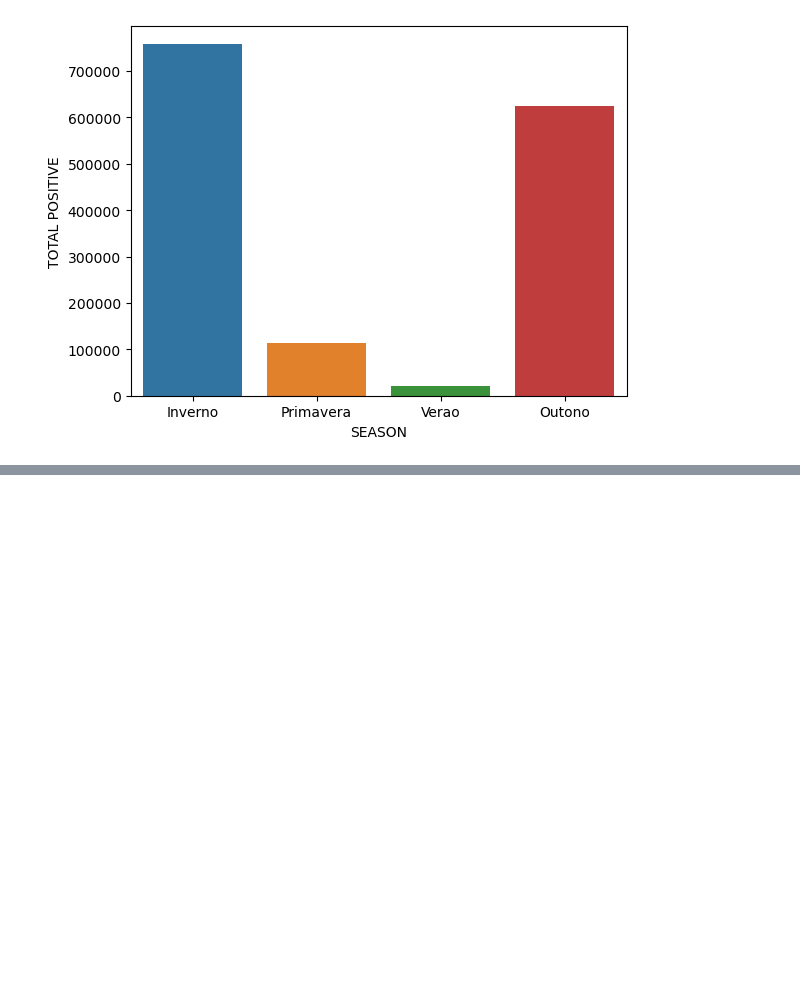
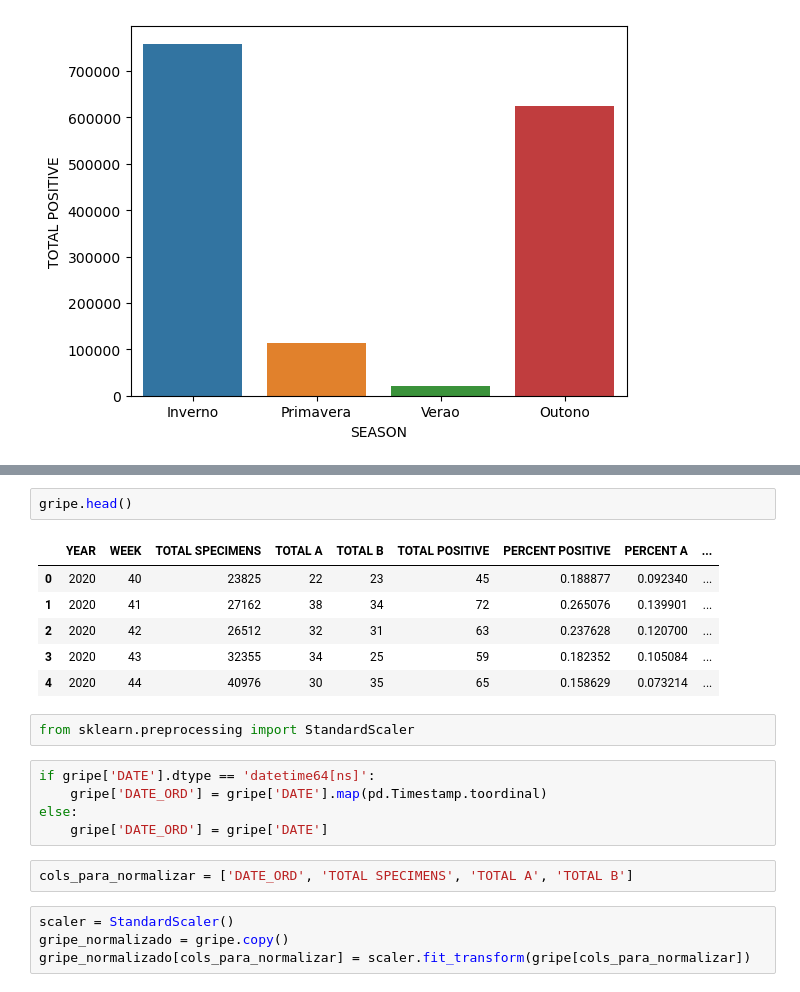
Before and after one commit to Lobat0/FluView-Analysis, a Jupyter notebook: Dados/Analise.ipynb, the cells around one changed output, grey strips where cells are left out. Cells and saved outputs as stored; diff of their text form; blank space fills up the shorter version.

```diff
--- a/Dados/Analise.ipynb
+++ b/Dados/Analise.ipynb
@@ -295,0 +294,22 @@ sns.barplot(data=gripe, x='SEASON', y='TOTAL POSITIVE', estimator=sum, errorbar=
+# %%
+gripe.head()
+# %% [output]
+|  | YEAR | WEEK | TOTAL SPECIMENS | TOTAL A | TOTAL B | TOTAL POSITIVE | PERCENT POSITIVE | PERCENT A | ... |
+| 0 | 2020 | 40 | 23825 | 22 | 23 | 45 | 0.188877 | 0.092340 | ... |
+| 1 | 2020 | 41 | 27162 | 38 | 34 | 72 | 0.265076 | 0.139901 | ... |
+| 2 | 2020 | 42 | 26512 | 32 | 31 | 63 | 0.237628 | 0.120700 | ... |
+| 3 | 2020 | 43 | 32355 | 34 | 25 | 59 | 0.182352 | 0.105084 | ... |
+| 4 | 2020 | 44 | 40976 | 30 | 35 | 65 | 0.158629 | 0.073214 | ... |
+# %%
+from sklearn.preprocessing import StandardScaler
+# %%
+if gripe['DATE'].dtype == 'datetime64[ns]':
+    gripe['DATE_ORD'] = gripe['DATE'].map(pd.Timestamp.toordinal)
+else:
+    gripe['DATE_ORD'] = gripe['DATE']
+# %%
+cols_para_normalizar = ['DATE_ORD', 'TOTAL SPECIMENS', 'TOTAL A', 'TOTAL B']
+# %%
+scaler = StandardScaler()
+gripe_normalizado = gripe.copy()
+gripe_normalizado[cols_para_normalizar] = scaler.fit_transform(gripe[cols_para_normalizar])
```
Also changed, not shown: parts of 10 cells of this notebook.
